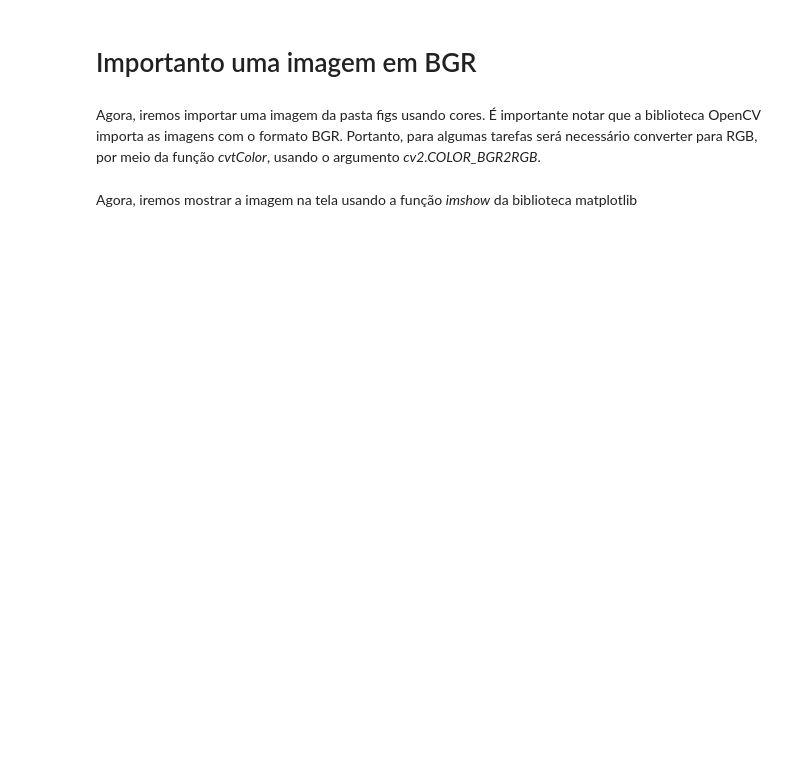
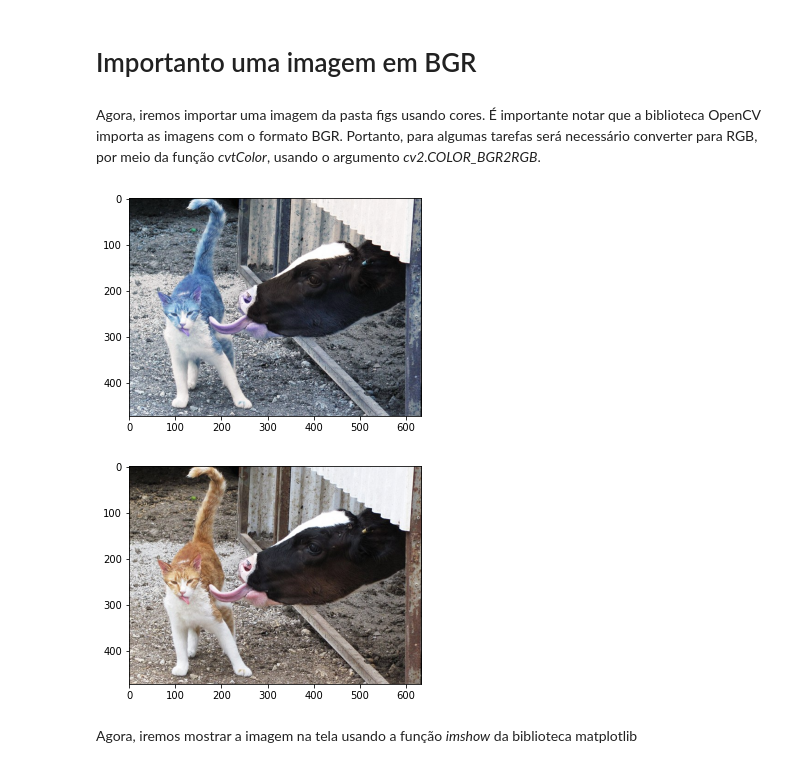
Before and after one commit to luadeprataart/Processamento-de-Imagens, a Jupyter notebook: Aula2_opencv.ipynb, the cells around one changed output. Drawn from its saved outputs; the diff is of its cells as text; code cells hidden in the pictures; blank space fills up the shorter version.

```diff
--- a/Aula2_opencv.ipynb
+++ b/Aula2_opencv.ipynb
@@ -57,5 +69,18 @@ No entanto, exibir a imagem usando OpenCV pode travar o notebook. Portanto, é m
 # Importanto uma imagem em BGR
 # %% [markdown]
 Agora, iremos importar uma imagem da pasta figs usando cores. É importante notar que a biblioteca OpenCV importa as imagens com o formato BGR. Portanto, para algumas tarefas será necessário converter para RGB, por meio da função *cvtColor*, usando o argumento *cv2.COLOR_BGR2RGB*.
+# %%
+img = cv2.imread('figs/gatoVaca.png')
+
+plt.imshow(img, vmin=0, vmax=255)
+plt.show()
+
+#Convertido
+img =  cv2.cvtColor(img, cv2.COLOR_BGR2RGB)
+plt.imshow(img, vmin=0, vmax=255)
+plt.show()
+# %% [output]
+[figure, added]
+[figure, added]
 # %% [markdown]
 Agora, iremos mostrar a imagem na tela usando a função *imshow* da biblioteca matplotlib
```
Also changed, not shown: parts of 6 cells of this notebook.
